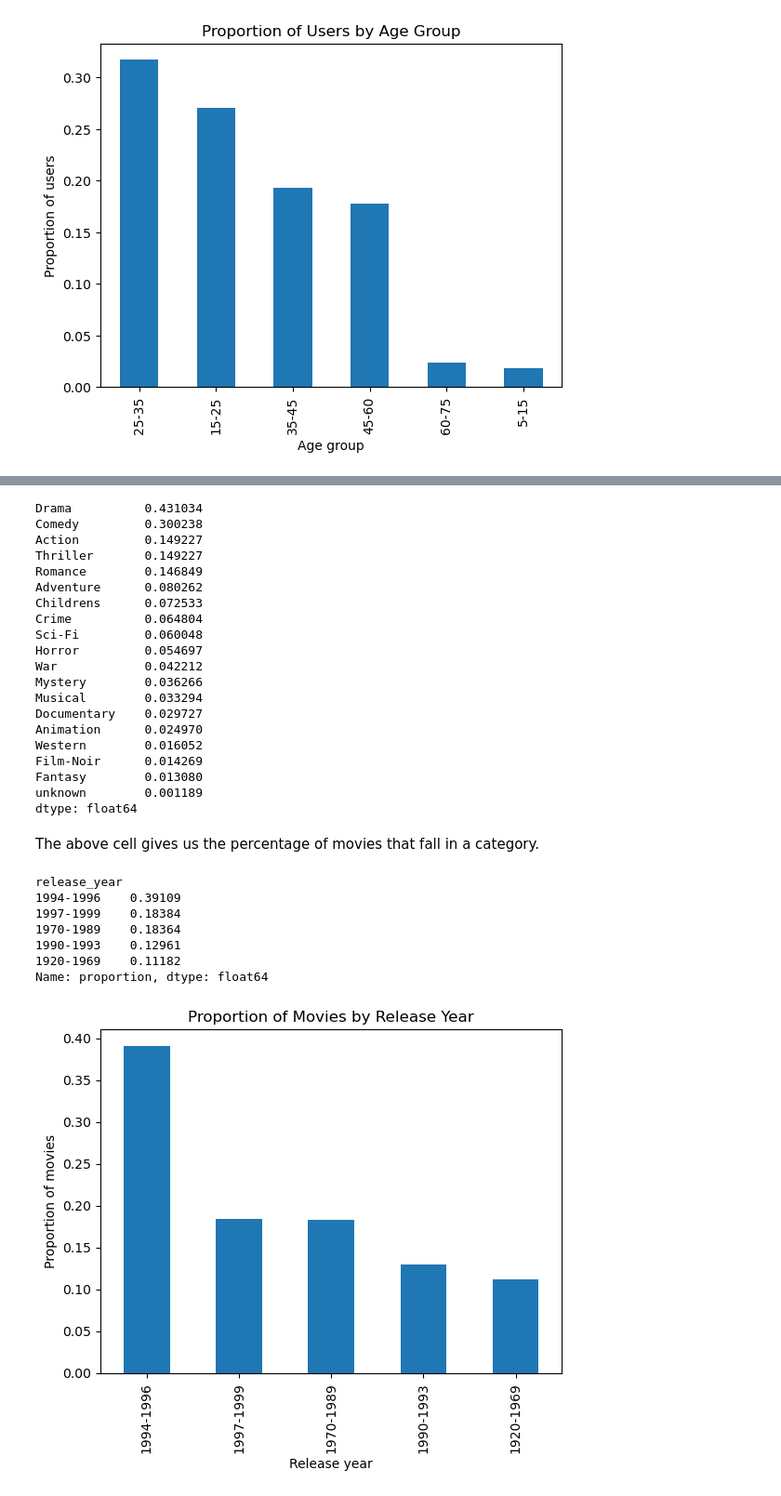
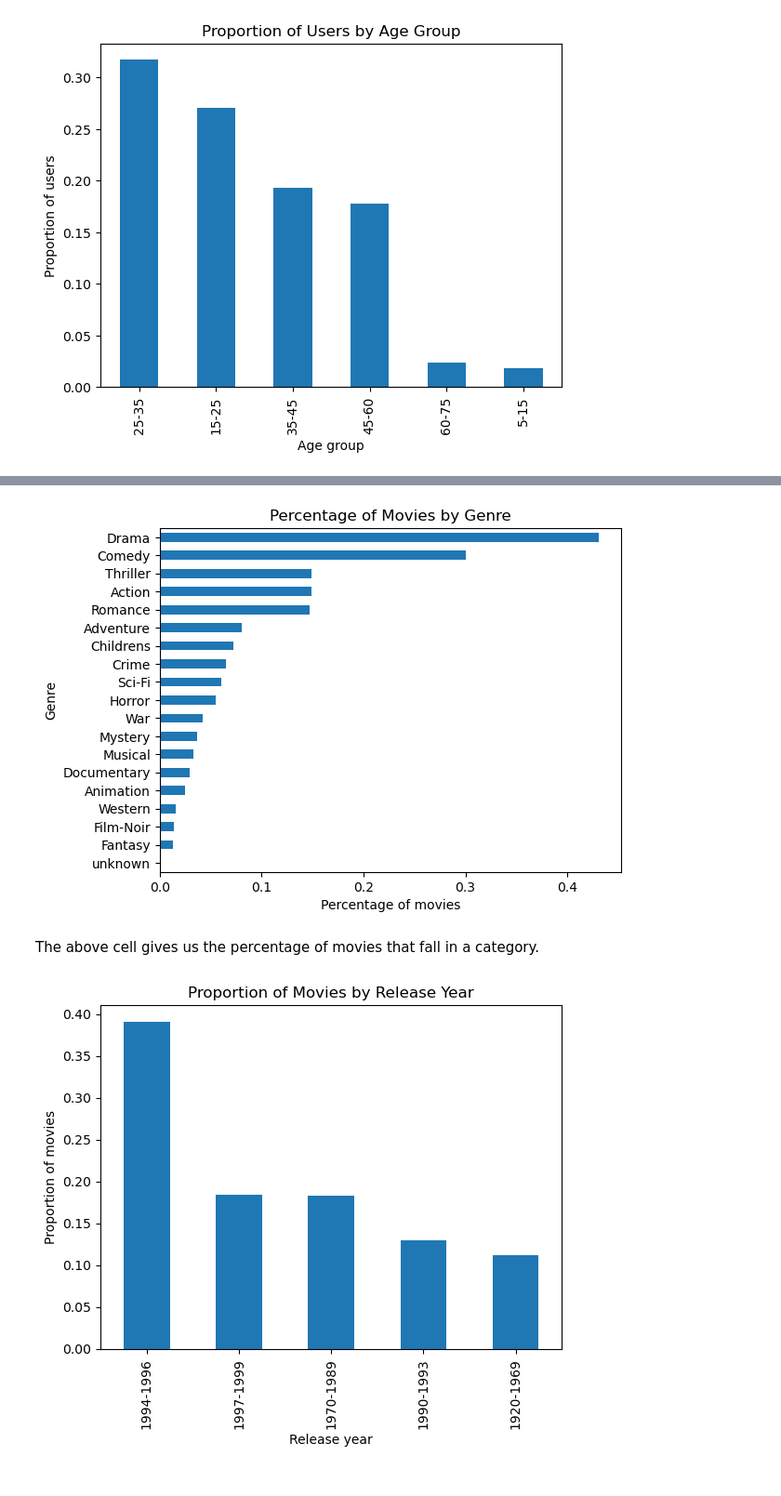
Before and after one commit to sara-shinde/MovieLens_100K_dataset_eda, a Jupyter notebook: notebooks/analysis_2.ipynb, the cells around one changed output, grey strips where cells are left out. Shown at 93% size. Cells and saved outputs as stored; diff of their text form; code cells hidden in the pictures.

```diff
--- a/notebooks/analysis_2.ipynb
+++ b/notebooks/analysis_2.ipynb
@@ -527,25 +217,11 @@ item_df.describe()
 # %%
-item_df.loc[ : , "unknown" : "Western"].mean().sort_values(ascending=False)
+percentage_of_movies_by_genre = item_df.loc[ : , "unknown" : "Western"].mean().sort_values(ascending=True)
+percentage_of_movies_by_genre.plot(kind="barh")
+plt.title("Percentage of Movies by Genre")
+plt.xlabel("Percentage of movies")
+plt.ylabel("Genre")
+plt.show()
 # %% [output]
-Drama          0.431034
-Comedy         0.300238
-Action         0.149227
-Thriller       0.149227
-Romance        0.146849
-Adventure      0.080262
-Childrens      0.072533
-Crime          0.064804
-Sci-Fi         0.060048
-Horror         0.054697
-War            0.042212
-Mystery        0.036266
-Musical        0.033294
-Documentary    0.029727
-Animation      0.024970
-Western        0.016052
-Film-Noir      0.014269
-Fantasy        0.013080
-unknown        0.001189
-dtype: float64
+[figure, added]
 # %% [markdown]
 The above cell gives us the percentage of movies that fall in a category.
@@ -554,11 +228 @@ proportion_of_movies_by_release_year = all_merged.release_year.value_counts(norm
-# %%
-proportion_of_movies_by_release_year
-# %% [output]
-release_year
-1994-1996    0.39109
-1997-1999    0.18384
-1970-1989    0.18364
-1990-1993    0.12961
-1920-1969    0.11182
-Name: proportion, dtype: float64
 # %%
```
Also changed, not shown: parts of 58 cells of this notebook, 1 other file.
